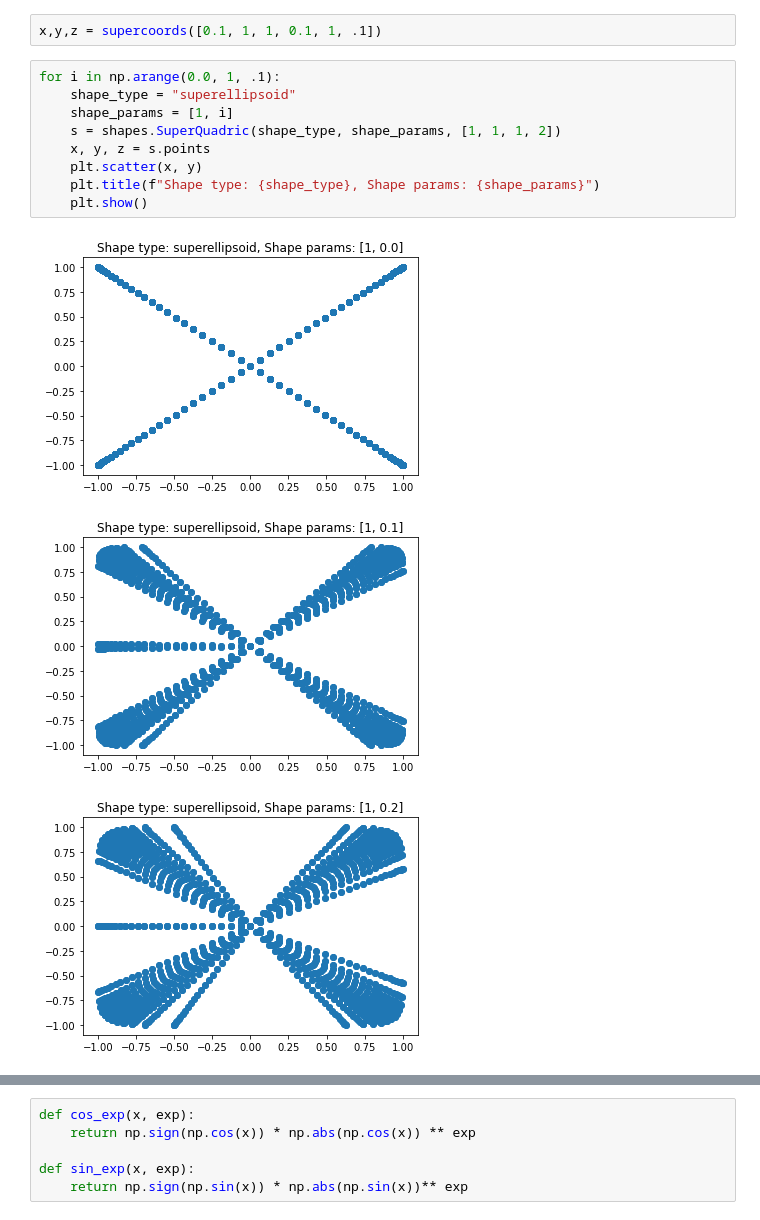
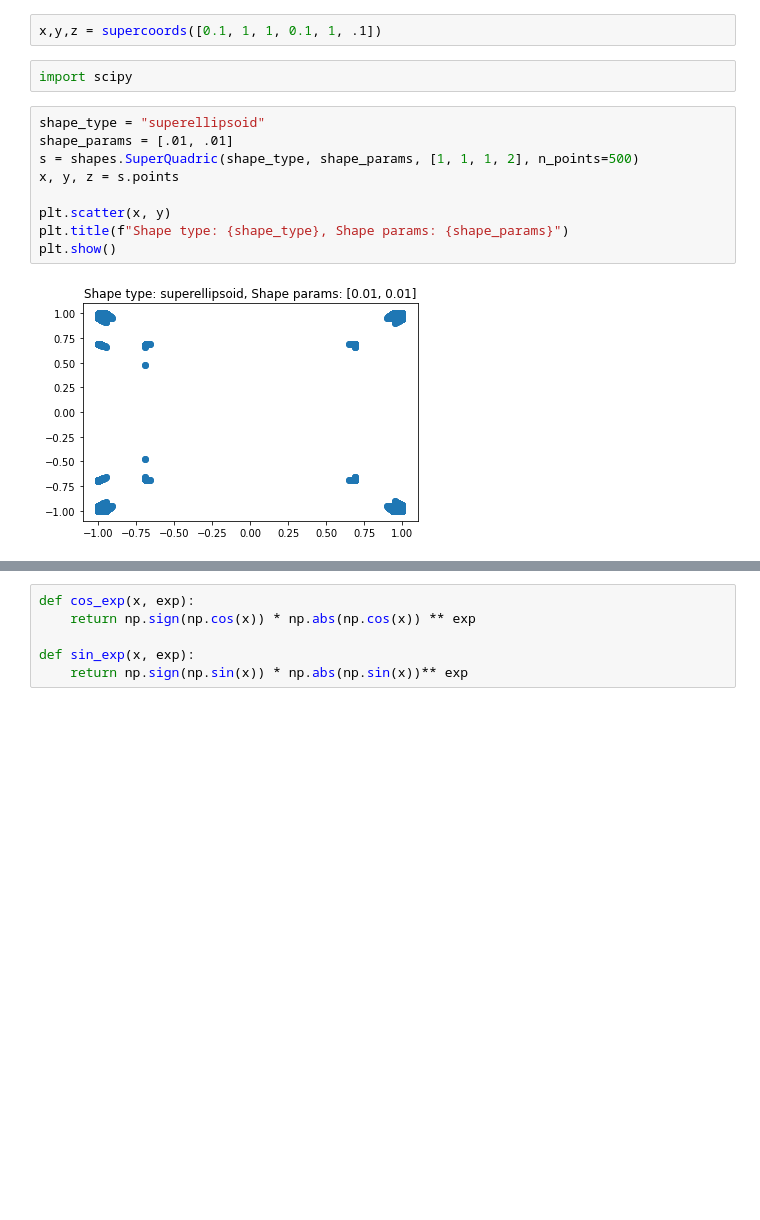
Before and after one commit to yifr/CommonFate, a Jupyter notebook: visualize_shapes.ipynb, the cells around one changed output, grey strips where cells are left out. Cells and saved outputs as stored; diff of their text form; blank space fills up the shorter version.

```diff
--- a/visualize_shapes.ipynb
+++ b/visualize_shapes.ipynb
@@ -75,16 +72,16 @@ def supercoords(params, shape=(50,50)):
     return x,y,z
 # %%
 x,y,z = supercoords([0.1, 1, 1, 0.1, 1, .1])
+# %%
+import scipy
 # %%
-for i in np.arange(0.0, 1, .1):
-    shape_type = "superellipsoid"
-    shape_params = [1, i]
-    s = shapes.SuperQuadric(shape_type, shape_params, [1, 1, 1, 2])
-    x, y, z = s.points
-    plt.scatter(x, y)
-    plt.title(f"Shape type: {shape_type}, Shape params: {shape_params}")
-    plt.show()
+shape_type = "superellipsoid"
+shape_params = [.01, .01]
+s = shapes.SuperQuadric(shape_type, shape_params, [1, 1, 1, 2], n_points=500)
+x, y, z = s.points
+
+plt.scatter(x, y)
+plt.title(f"Shape type: {shape_type}, Shape params: {shape_params}")
+plt.show()
 # %% [output]
-[figure, old version]
+[figure, new version]
-[figure, removed]
-[figure, removed]
```
Also changed, not shown: parts of 17 cells of this notebook, 11 other files.
